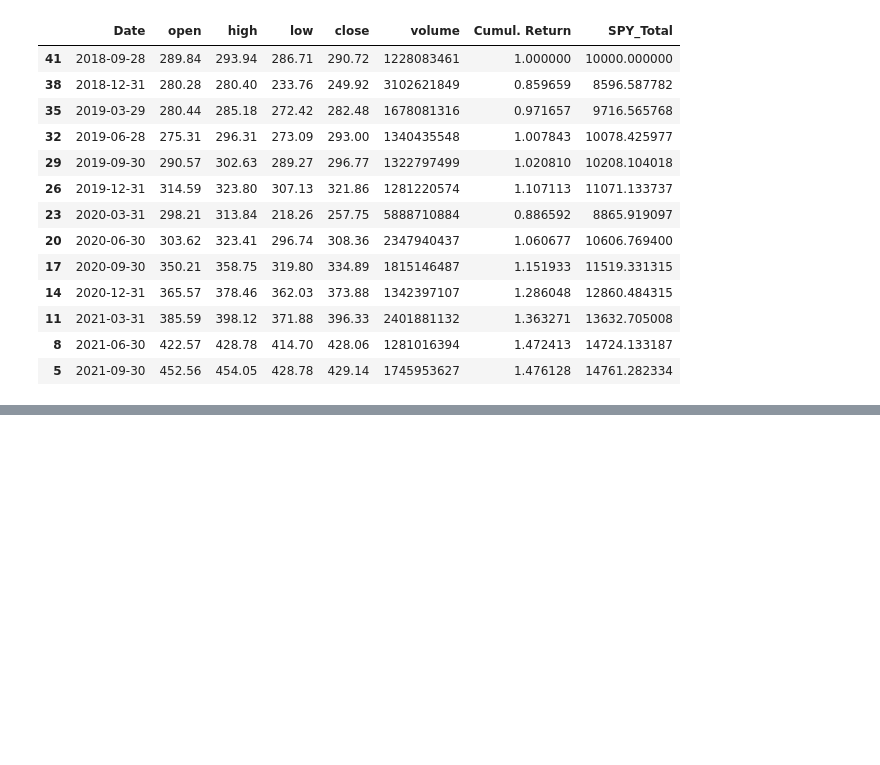
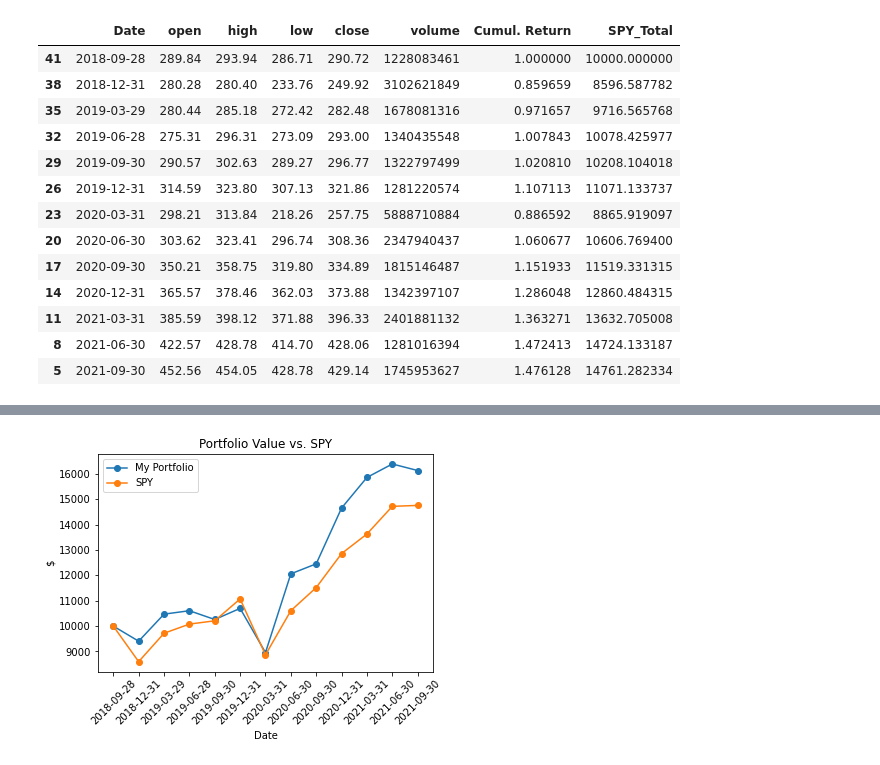
Before and after one commit to rtshinta/StockMarket, a Jupyter notebook: combined_data.ipynb, the cells around one changed output, grey strips where cells are left out. Saved outputs shown, nothing was run; the diff lists cells and outputs as text; code cells hidden in the pictures; blank space fills up the shorter version.

```diff
--- a/combined_data.ipynb
+++ b/combined_data.ipynb
@@ -404,0 +407,27 @@ plt.show()
+# %%
+# invest 10000 evenly across top projected companies equally
+portfolio_value_short = pd.DataFrame({})
+running_total = init_investment
+for i in range(len(dates)):
+    amount_invested_per_stock = 500
+    if i == 0:
+        portfolio_value_short = portfolio_value_short.append(pd.DataFrame({dates[i]: [init_investment]}).T)
+        continue
+    tmp = portfolio[(portfolio['fiscalDateEnding'] == dates[i-1]) & (portfolio['BuyOrShort'] == 'Buy')]
+    tmp2 = portfolio[(portfolio['fiscalDateEnding'] == dates[i-1]) & (portfolio['BuyOrShort'] != 'Buy')]
+    tmp['returnPercentage'] = tmp['nextQuarterPrice'] / tmp['currentQuarterPrice']
+
+    while ((len(tmp) * amount_invested_per_stock) > running_total) and amount_invested_per_stock >= 0:
+        amount_invested_per_stock -= 50
+    tmp['Value'] = tmp['returnPercentage'] * amount_invested_per_stock
+    total = running_total - ((len(tmp) * amount_invested_per_stock) + (len(tmp2) * amount_invested_per_stock))
+    total += tmp['Value'].sum()
+    if len(tmp2) > 0:
+        tmp2['returnPercentage'] = tmp2['currentQuarterPrice'] / tmp2['nextQuarterPrice']
+        tmp2['Value'] = tmp2['returnPercentage'] * amount_invested_per_stock
+        total += tmp2['Value'].sum()
+    running_total = total
+    portfolio_value_short = portfolio_value_short.append(pd.DataFrame({dates[i]: [running_total]}).T)
+
+portfolio_value_short.columns = ['Total']
+portfolio_value_short
@@ -404,0 +469,11 @@ plt.show()
+# %%
+plt.plot(SPY_test['Date'], portfolio_value_short['Total'], '-o', label = 'My Portfolio')
+plt.plot(SPY_test['Date'], SPY_test['SPY_Total'], '-o', label = 'SPY')
+plt.legend()
+plt.xlabel('Date')
+plt.ylabel('$')
+plt.title('Portfolio Value vs. SPY')
+plt.xticks(rotation=45)
+plt.show()
+# %% [output]
+[figure, added]
```
Also changed, not shown: parts of 8 cells of this notebook, 6 other files.
